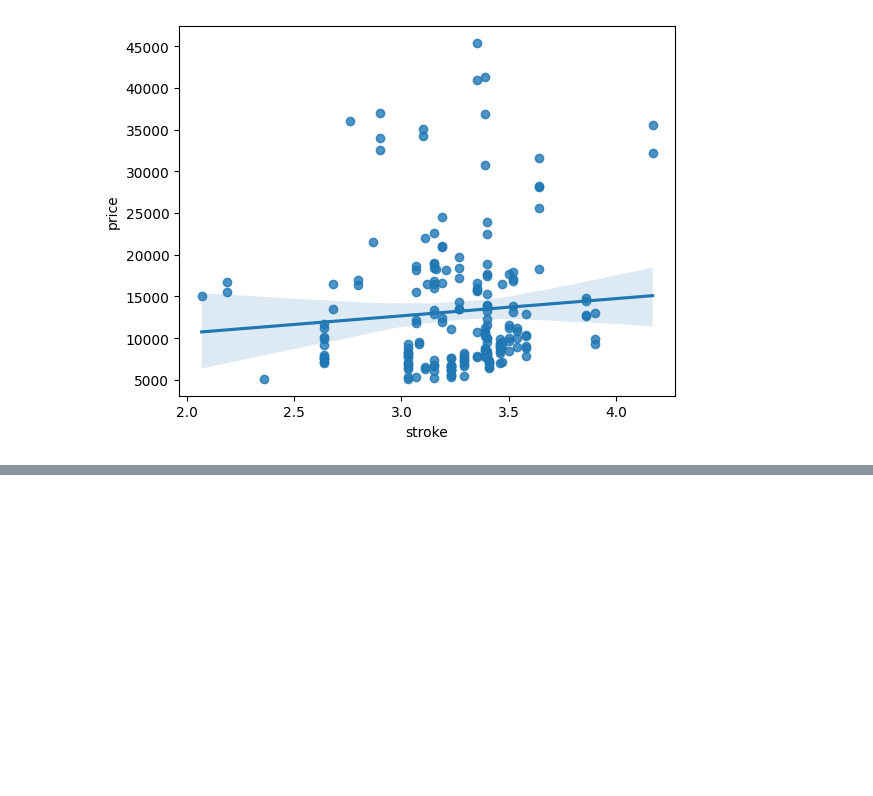
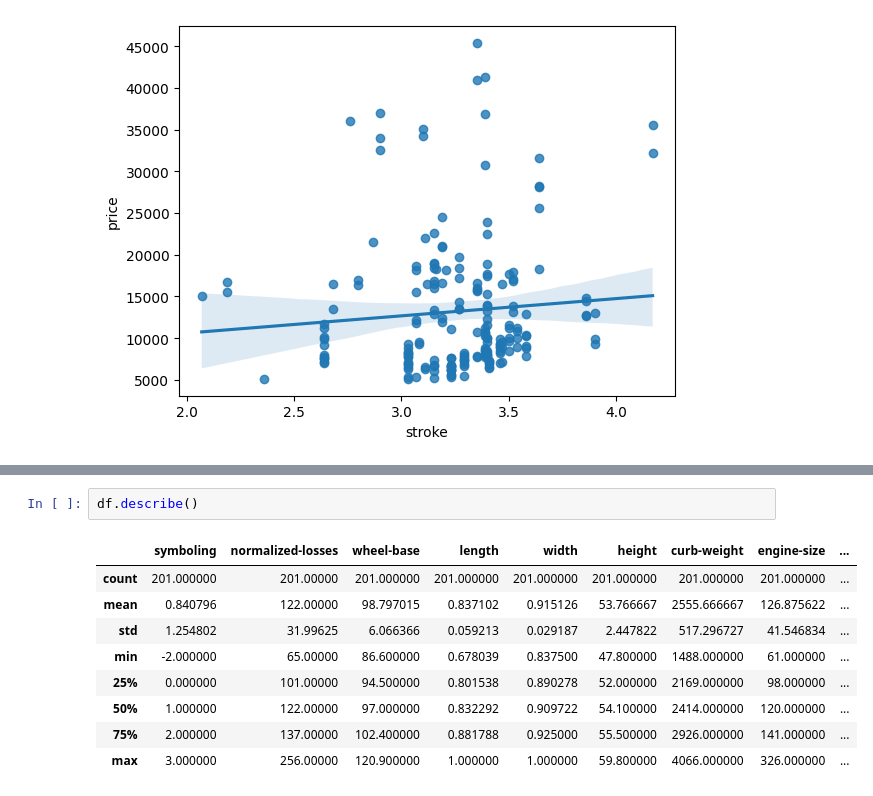
Before and after one commit to reivincitot/Cursos-IBM, a Jupyter notebook: Data Analysis with Python/Data Analysis With Python.ipynb, the cells around one changed output, grey strips where cells are left out. Drawn from its saved outputs; the diff is of its cells as text; blank space fills up the shorter version.

```diff
--- a/Data Analysis with Python/Data Analysis With Python.ipynb
+++ b/Data Analysis with Python/Data Analysis With Python.ipynb
@@ -195,0 +244,12 @@ sns.regplot(x="stroke",y="price",data=df)
+# %%
+df.describe()
+# %% [output]
+|  | symboling | normalized-losses | wheel-base | length | width | height | curb-weight | engine-size | ... |
+| count | 201.000000 | 201.00000 | 201.000000 | 201.000000 | 201.000000 | 201.000000 | 201.000000 | 201.000000 | ... |
+| mean | 0.840796 | 122.00000 | 98.797015 | 0.837102 | 0.915126 | 53.766667 | 2555.666667 | 126.875622 | ... |
+| std | 1.254802 | 31.99625 | 6.066366 | 0.059213 | 0.029187 | 2.447822 | 517.296727 | 41.546834 | ... |
+| min | -2.000000 | 65.00000 | 86.600000 | 0.678039 | 0.837500 | 47.800000 | 1488.000000 | 61.000000 | ... |
+| 25% | 0.000000 | 101.00000 | 94.500000 | 0.801538 | 0.890278 | 52.000000 | 2169.000000 | 98.000000 | ... |
+| 50% | 1.000000 | 122.00000 | 97.000000 | 0.832292 | 0.909722 | 54.100000 | 2414.000000 | 120.000000 | ... |
+| 75% | 2.000000 | 137.00000 | 102.400000 | 0.881788 | 0.925000 | 55.500000 | 2926.000000 | 141.000000 | ... |
+| max | 3.000000 | 256.00000 | 120.900000 | 1.000000 | 1.000000 | 59.800000 | 4066.000000 | 326.000000 | ... |
```
Also changed, not shown: parts of 8 cells of this notebook.
